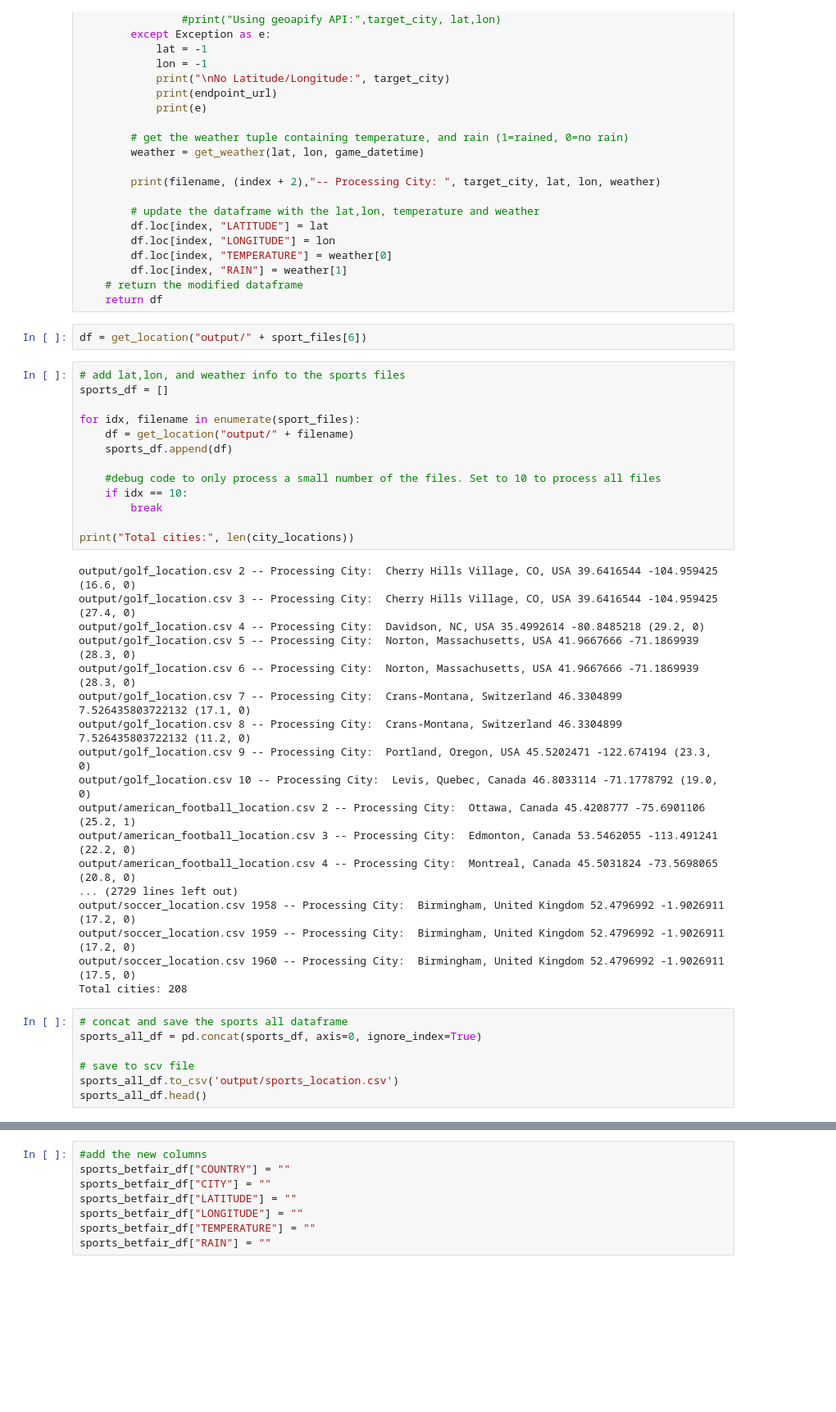
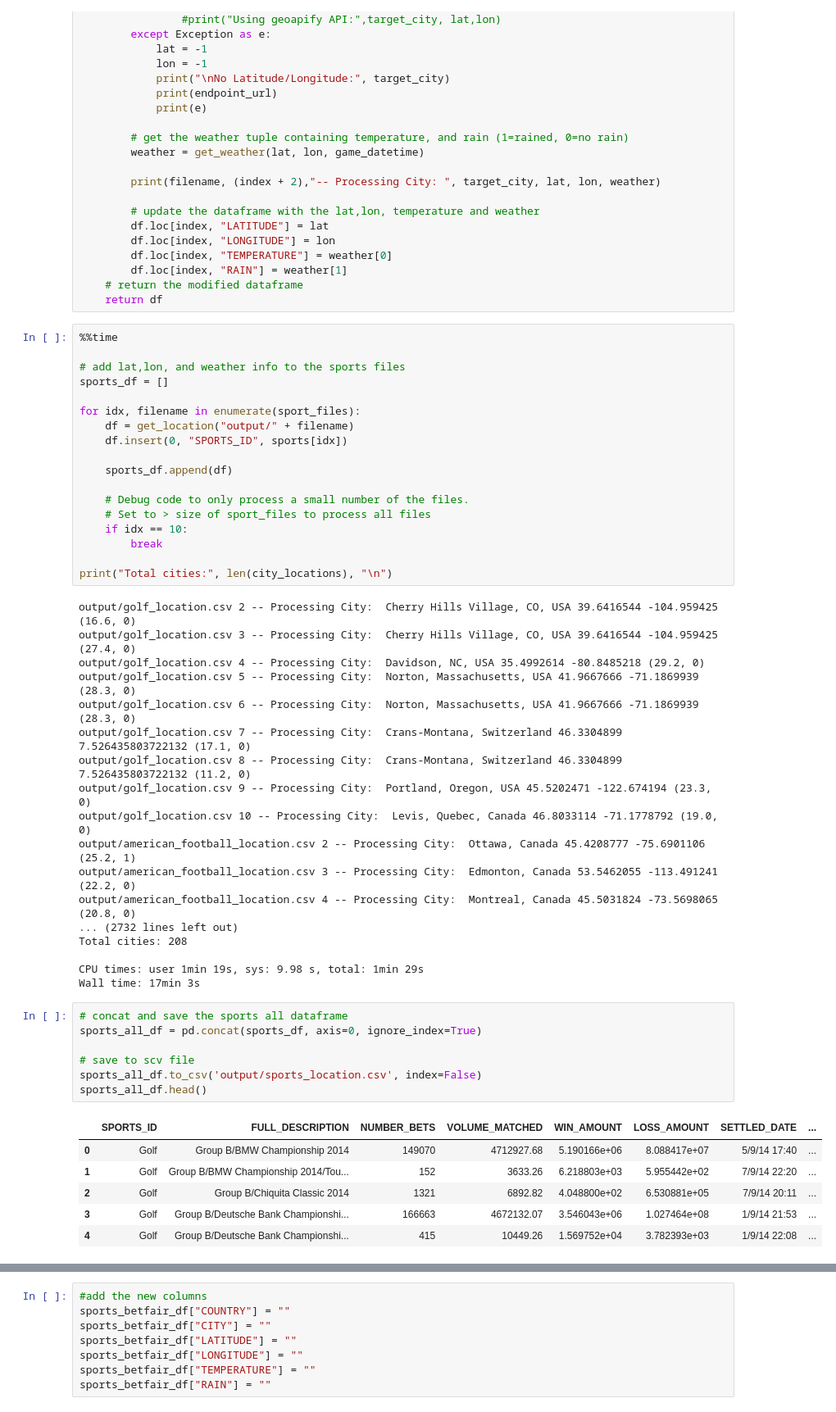
Before and after one commit to ns96/python-betfair, a Jupyter notebook: BetFairFE.ipynb, the cells around one changed output, grey strips where cells are left out. Shown: that part at 82% size. Drawn from its saved outputs; the diff is of its cells as text; blank space fills up the shorter version.

```diff
--- a/BetFairFE.ipynb
+++ b/BetFairFE.ipynb
@@ -198,21 +191,24 @@ def get_location(filename):
         df.loc[index, "RAIN"] = weather[1]
     # return the modified dataframe
     return df
-# %%
-df = get_location("output/" + sport_files[6])
 # %%
+%%time
+
 # add lat,lon, and weather info to the sports files
 sports_df = []
 
 for idx, filename in enumerate(sport_files):
     df = get_location("output/" + filename)
+    df.insert(0, "SPORTS_ID", sports[idx])
+
     sports_df.append(df)
 
-    #debug code to only process a small number of the files. Set to 10 to process all files
+    # Debug code to only process a small number of the files.
+    # Set to > size of sport_files to process all files
     if idx == 10:
         break
 
-print("Total cities:", len(city_locations))
+print("Total cities:", len(city_locations), "\n")
 # %% [output]
 output/golf_location.csv 2 -- Processing City:  Cherry Hills Village, CO, USA 39.6416544 -104.959425 (16.6, 0)
 output/golf_location.csv 3 -- Processing City:  Cherry Hills Village, CO, USA 39.6416544 -104.959425 (27.4, 0)
@@ -226,18 +222,25 @@ output/golf_location.csv 10 -- Processing City:  Levis, Quebec, Canada 46.803311
 output/american_football_location.csv 2 -- Processing City:  Ottawa, Canada 45.4208777 -75.6901106 (25.2, 1)
 output/american_football_location.csv 3 -- Processing City:  Edmonton, Canada 53.5462055 -113.491241 (22.2, 0)
 output/american_football_location.csv 4 -- Processing City:  Montreal, Canada 45.5031824 -73.5698065 (20.8, 0)
-... (2729 lines left out)
-output/soccer_location.csv 1958 -- Processing City:  Birmingham, United Kingdom 52.4796992 -1.9026911 (17.2, 0)
-output/soccer_location.csv 1959 -- Processing City:  Birmingham, United Kingdom 52.4796992 -1.9026911 (17.2, 0)
-output/soccer_location.csv 1960 -- Processing City:  Birmingham, United Kingdom 52.4796992 -1.9026911 (17.5, 0)
+... (2732 lines left out)
 Total cities: 208
+
+CPU times: user 1min 19s, sys: 9.98 s, total: 1min 29s
+Wall time: 17min 3s
 # %%
 # concat and save the sports all dataframe
 sports_all_df = pd.concat(sports_df, axis=0, ignore_index=True)
 
 # save to scv file
-sports_all_df.to_csv('output/sports_location.csv')
+sports_all_df.to_csv('output/sports_location.csv', index=False)
 sports_all_df.head()
+# %% [output]
+|  | SPORTS_ID | FULL_DESCRIPTION | NUMBER_BETS | VOLUME_MATCHED | WIN_AMOUNT | LOSS_AMOUNT | SETTLED_DATE | ... |
+| 0 | Golf | Group B/BMW Championship 2014 | 149070 | 4712927.68 | 5.190166e+06 | 8.088417e+07 | 5/9/14 17:40 | ... |
+| 1 | Golf | Group B/BMW Championship 2014/Tou... | 152 | 3633.26 | 6.218803e+03 | 5.955442e+02 | 7/9/14 22:20 | ... |
+| 2 | Golf | Group B/Chiquita Classic 2014 | 1321 | 6892.82 | 4.048800e+02 | 6.530881e+05 | 7/9/14 20:11 | ... |
+| 3 | Golf | Group B/Deutsche Bank Championshi... | 166663 | 4672132.07 | 3.546043e+06 | 1.027464e+08 | 1/9/14 21:53 | ... |
+| 4 | Golf | Group B/Deutsche Bank Championshi... | 415 | 10449.26 | 1.569752e+04 | 3.782393e+03 | 1/9/14 22:08 | ... |
 # %%
 #load the sports all dataframe
 sports_all_df = pd.read_csv("output/sports_location.csv")
```
Also changed, not shown: parts of 8 cells of this notebook, 2 other files.
